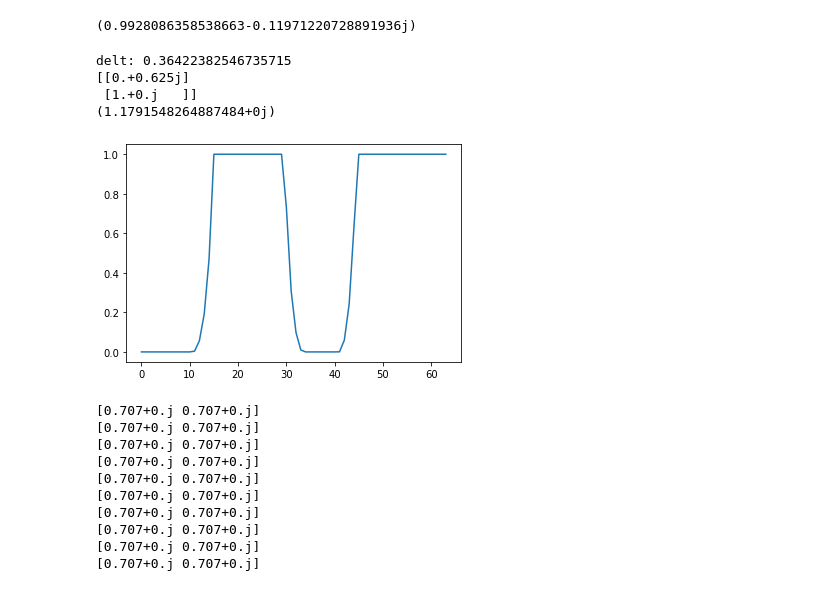
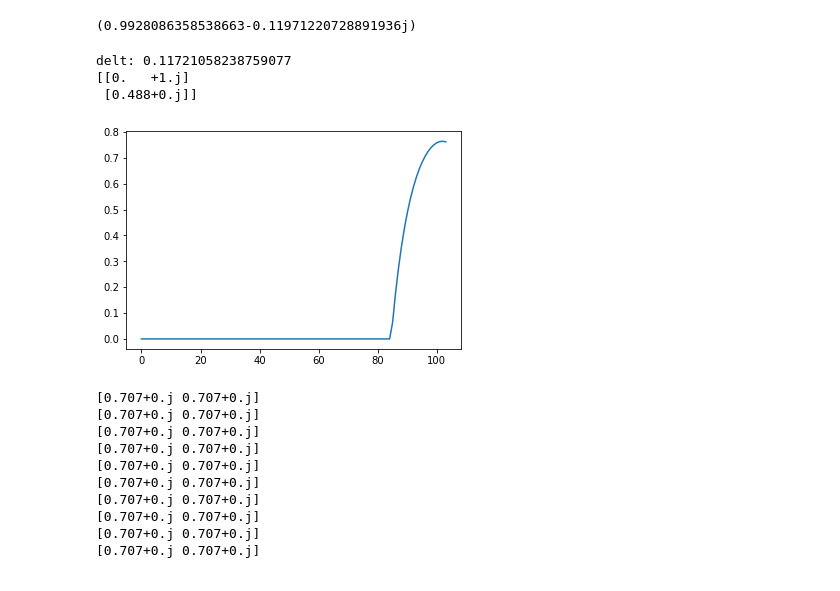
Before and after one commit to Letao-WANG/Quantum_algorithm, a Jupyter notebook: 10_May_Reduced_matrix/Reduced circuit adiabatic algorithm.ipynb, the cells around one changed output. Drawn from its saved outputs; the diff is of its cells as text; code cells hidden in the pictures.

```diff
--- a/10_May_Reduced_matrix/Reduced circuit adiabatic algorithm.ipynb
+++ b/10_May_Reduced_matrix/Reduced circuit adiabatic algorithm.ipynb
@@ -78,7 +78,7 @@ def st_out(qc, n):
 def getEpsilon(v1, v2):
     """return from 0 to 1"""
     n1 = np.matmul(v1.T.conj(), v2)
-    return abs(n1)*abs(n1)
+    return 1-abs(n1)*abs(n1)
 # %%
 n = 4
 N = 2**n
@@ -135,20 +135,32 @@ plt.show()
 # def r_Hp(N):
 #     return np.identity(N)-np.matmul(r_m(), r_m().T.conj())
 
-def get_g1(delt, f):
-    H = -1j*delt*f
-    return np.exp(H)
+# def get_g1(delt, f):
+#     H = -1j*delt*f
+#     return np.exp(H)
 
-def get_g2(delt, f):
-    H = -1j*delt*(1-f)
-    return np.exp(H)
+# def get_g2(delt, f):
+#     H = -1j*delt*(1-f)
+#     return np.exp(H)
 
-def get_H(a, delt, f):
-    g1 = get_g1(delt, f)
-    g2 = get_g2(delt, f)
-    matrix = np.array([[g1+(a**2)*(1-g1)*(1-g2), a*(1-g2)],
-                       [a*g2*(1-g1),  g2      ]], dtype=complex)
-    return matrix
+# def get_H(a, delt, f):
+#     g1 = get_g1(delt, f)
+#     g2 = get_g2(delt, f)
+#     matrix = np.array([[g1+(a**2)*(1-g1)*(1-g2), a*(1-g2)],
+#                        [a*g2*(1-g1),  g2      ]], dtype=complex)
+#     return matrix
+
+def get_eH(N, delt, f):
+    H0 = np.array([[1/N, np.sqrt(N-1)/N],
+                  [np.sqrt(N-1)/N,(N-1)/N]], dtype=complex)
+    H1 = np.array([[1,0],
+                   [0,0]], dtype=complex)
+    H0 = -1j*delt*f*H0
+    H1 = -1j*delt*(1-f)*H1
+    eH0 = expm(H0)
+    eH1 = expm(H1)
+    eH = np.dot(eH0,eH1)
+    return eH
 
 def norm(v):
     return np.sqrt(np.matmul(v.T.conj(), v)[0][0])
@@ -164,9 +176,9 @@ print(np.exp(H))
 # %% [output]
 (0.9928086358538663-0.11971220728891936j)
 # %%
-n = 6
+n = 3
 N = 2**n
-epsilon = 0.5
+epsilon = 0.3
 
 states = []
 rs = []
@@ -174,40 +186,38 @@ es = []
 ns = []
 
 T = getT(epsilon, N)
 R = getR(epsilon, N)
 a = 1/np.sqrt(N)
 delt = T/R
 print("delt: " + str(delt))
 state = init_vector(2)
 for r in range(0, R):
     t = r*(T/R)
-    H = get_H(a, delt, f(t, epsilon, N))
+    H = get_eH(N, delt, f(t, epsilon, N))
     state = np.dot(H,state)
     state = normalize_vector(state)
     states.append(state)
     rs.append(r)
     es.append(getEpsilon(state, problem_vector(2))[0][0])
     ns.append(norm(state))
 #     print(state)
 #     print("f: " + str(f(t, epsilon, N)))
 #     print("t: " + str(t))
 #     print(get_g1(delt, f(t, epsilon, N)))
 
 print(state)
-print(norm(state))
 
 plt.plot(rs, es)
 plt.show()
 
 # print(init_vector(2))
 # print("res:"+str(state))
 # print("E: " + str(getEpsilon(state, problem_vector(2))))
 # %% [output]
-delt: 0.36422382546735715
-[[0.+0.625j]
- [1.+0.j   ]]
-(1.1791548264887484+0j)
+delt: 0.11721058238759077
+[[0.   +1.j]
+ [0.488+0.j]]
-[figure, old version]
+[figure, new version]
 # %%
 n = 1
 N = 2**n
```
Also changed, not shown: 2 other files.
